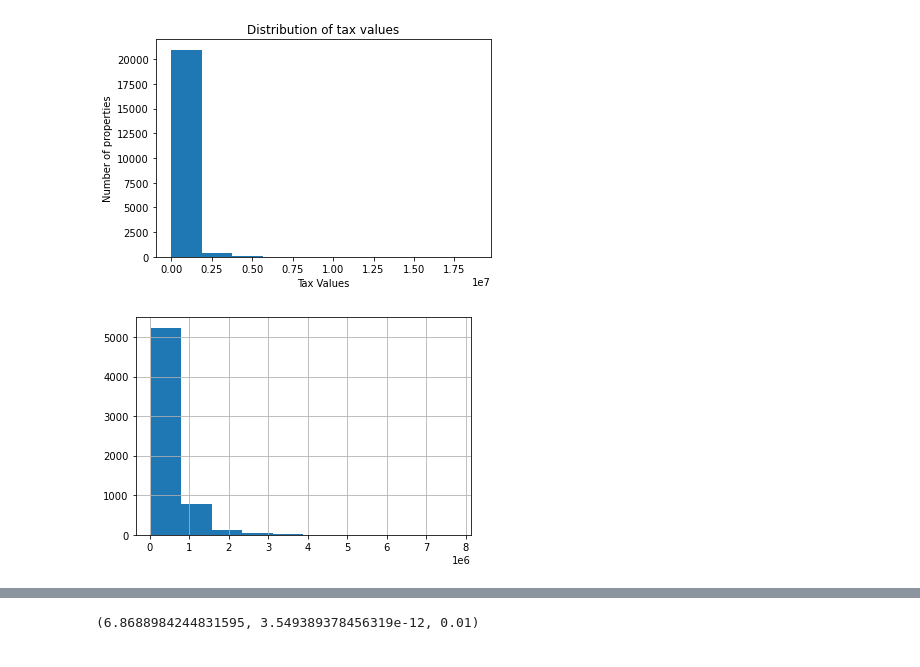
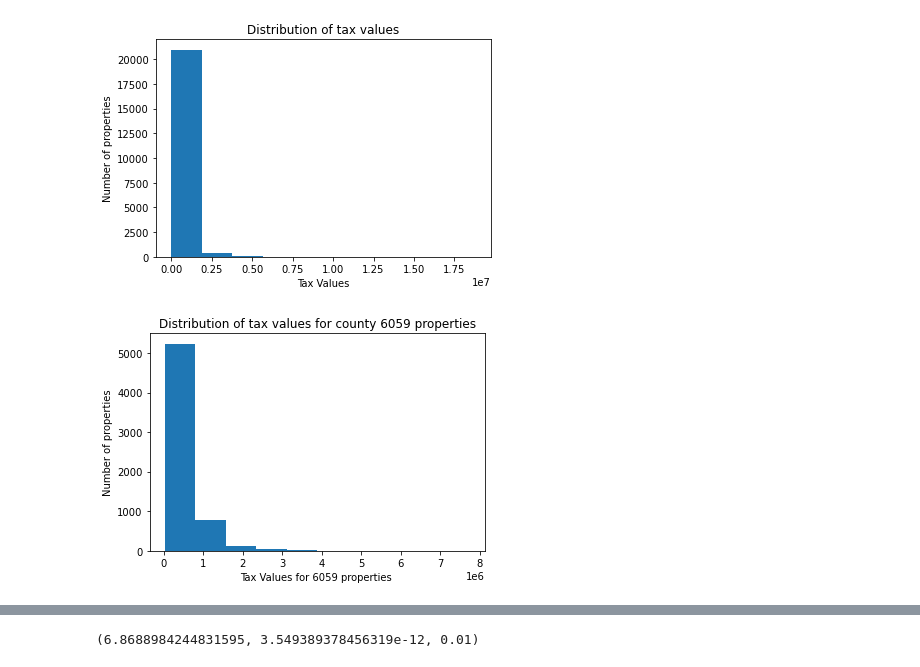
Before and after one commit to mariamnaqvi/predicting_property_values, a Jupyter notebook: final_report_zillow.ipynb, the cells around one changed output, grey strips where cells are left out. Saved outputs shown, nothing was run; the diff lists cells and outputs as text; code cells hidden in the pictures.

```diff
--- a/final_report_zillow.ipynb
+++ b/final_report_zillow.ipynb
@@ -814,14 +794,14 @@ plt.show()
 # %% [output]
 [figure]
 # %%
-# plot distribution of montly charges for customer who churn
+# plot distribution of tax values for 6059 properties
 
 county_6059_tv = train[train.county_6059 == 1].tax_value
 county_6059_tv.hist()
-# plt.title('Distribution of tax values for county 6059 properties')
-# plt.ylabel('Number of properties')
-# plt.xlabel('Monthly Charges for ')
+plt.title('Distribution of tax values for county 6059 properties')
+plt.ylabel('Number of properties')
+plt.xlabel('Tax Values for 6059 properties ')
 plt.grid(False)
 plt.show()
 # %% [output]
-[figure, old version]
+[figure, new version]
```
Also changed, not shown: parts of 50 cells of this notebook.
